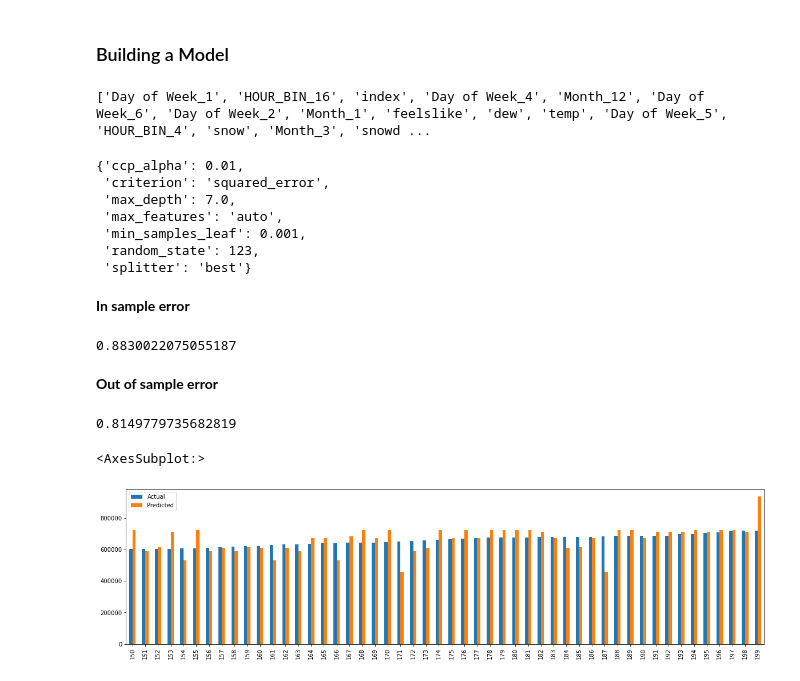
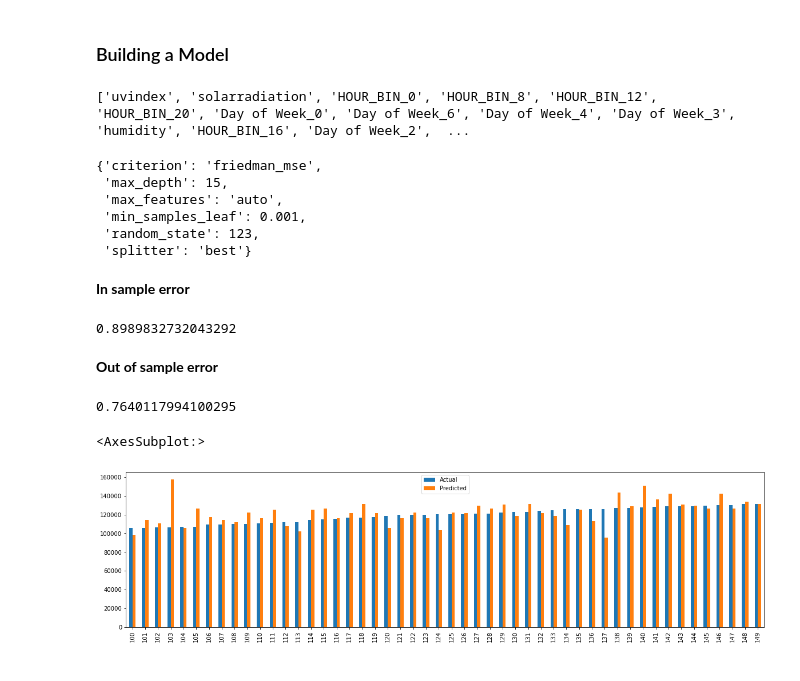
Before and after one commit to sharvari4/MLC-Project, a Jupyter notebook: MTA Exit ML Model.ipynb, the cells around one changed output. Cells and saved outputs as stored; diff of their text form; code cells hidden in the pictures.

```diff
--- a/MTA Exit ML Model.ipynb
+++ b/MTA Exit ML Model.ipynb
@@ -50,7 +50,7 @@ Data columns (total 27 columns):
 dtypes: float64(21), int64(5), object(1)
 memory usage: 924.0+ KB
 # %%
-data = data.drop('Unnamed: 0',axis=1).dropna().reset_index()
+data = data.drop(['solarenergy','windgust','Unnamed: 0'],axis=1).dropna().reset_index()
 data
 # %% [output]
 |  | index | Date | HOUR_BIN | Citibike_Y | GreenTaxi_Y | YellowTaxi_Y | MTAExit_Y | MTAEntry_Y | temp | ... |
@@ -205,12 +203,18 @@ param_grid_sgd = {'penalty':['l1','l2'],'alpha':[1e-6,1e-5,1e-4,1e-3,1e-2],'max_
 sgd=SGDRegressor()
 
 
-param_grid_dtr = {'random_state':[123],'min_samples_leaf':[0.001],'max_depth':np.linspace(5,7,3),'splitter':['best'],'criterion':['squared_error','friedman_mse','absolute_error','poisson'],'max_features':['auto','sqrt','log2'],'ccp_alpha':[1e-2,1e-1,1]}
+param_grid_dtr_2 =  {'criterion':['friedman_mse'],'max_depth':range(10,20),\
+ 'max_features': ['auto','sqrt','log2'],\
+ 'min_samples_leaf': [0.001],\
+ 'random_state': [123],\
+ 'splitter': ['best']}
+param_grid_dtr = {'random_state':[123],'min_samples_leaf':[1e-2,1e-3,1e-4],'max_depth':np.linspace(10,30,5),'splitter':['best'],'criterion':['squared_error','friedman_mse','absolute_error','poisson'],'max_features':['auto','sqrt','log2'],'ccp_alpha':[1e-3,1e-2,1e-1,1,1e2]}
 dtr=DecisionTreeRegressor()
 
 
+
 #param_grid_rfr = {'n_estimators':[1000],'criterion':['squared_error','absolute_error','poisson'],'max_features':['sqrt','log2',None],'ccp_alpha':[1e-2,1e-3]}
-param_grid_rfr = {'ccp_alpha':[1,1e-1],'criterion': ['squared_error','absolute_error'],'max_features': ['sqrt'],'n_estimators': [2000]}  #Obtained after training
+param_grid_rfr = {'ccp_alpha':[1,1e-1,1e-2],'criterion': ['squared_error','absolute_error'],'max_features': ['sqrt'],'n_estimators': [1000]}  #Obtained after training
 rfr = RandomForestRegressor()
 
 
@@ -232,18 +236,17 @@ gbr = GradientBoostingRegressor()
 
 #Tree and ensemble based
 
-gr=GridSearchCV(dtr,param_grid=param_grid_dtr,cv=5)
-#gr=GridSearchCV(rfr,param_grid=param_grid_rfr,cv=5,verbose=2)
+gr=GridSearchCV(dtr,param_grid=param_grid_dtr_2,cv=5)
+#gr=GridSearchCV(rfr,param_grid=param_grid_rfr,cv=5)
 #gr =GridSearchCV(gbr,param_grid=param_grid_gbr,cv=5,verbose=1)
 gr.fit(X_train,np.array(y_train).ravel())
 
 #Output the best parameter
 gr.best_params_
 # %% [output]
-['Day of Week_1', 'HOUR_BIN_16', 'index', 'Day of Week_4', 'Month_12', 'Day of Week_6', 'Day of Week_2', 'Month_1', 'feelslike', 'dew', 'temp', 'Day of Week_5', 'HOUR_BIN_4', 'snow', 'Month_3', 'snowd ...
+['uvindex', 'solarradiation', 'HOUR_BIN_0', 'HOUR_BIN_8', 'HOUR_BIN_12', 'HOUR_BIN_20', 'Day of Week_0', 'Day of Week_6', 'Day of Week_4', 'Day of Week_3', 'humidity', 'HOUR_BIN_16', 'Day of Week_2',  ...
-{'ccp_alpha': 0.01,
- 'criterion': 'squared_error',
- 'max_depth': 7.0,
+{'criterion': 'friedman_mse',
+ 'max_depth': 15,
  'max_features': 'auto',
  'min_samples_leaf': 0.001,
  'random_state': 123,
@@ -259,7 +262,7 @@ gr.best_params_
 y_pred = gr.predict(X_train)
 evaluatemodel(y_pred,y_train,15)
 # %% [output]
-0.8830022075055187
+0.8989832732043292
 # %% [markdown]
 <b> Out of sample error
 # %%
@@ -271,12 +274,12 @@ evaluatemodel(y_pred,y_train,15)
 y_pred = gr.predict(X_test)
 evaluatemodel(y_pred,y_test,15)
 # %% [output]
-0.8149779735682819
+0.7640117994100295
 # %%
 predictions =  pd.DataFrame([y_test,y_pred]).transpose().sort_values(0).reset_index(drop=True).rename({0:'Actual',1:'Predicted'},axis=1)
 #predictions =  pd.DataFrame([np.exp(y_test),np.exp(y_pred)]).transpose().sort_values(1).reset_index(drop=True)
 # %%
-predictions[150:200].plot.bar(figsize=(20,5))
+predictions[100:150].plot.bar(figsize=(20,5))
 # %% [output]
 <AxesSubplot:>
-[figure, old version]
+[figure, new version]
```
Also changed, not shown: parts of 5 cells of this notebook.
